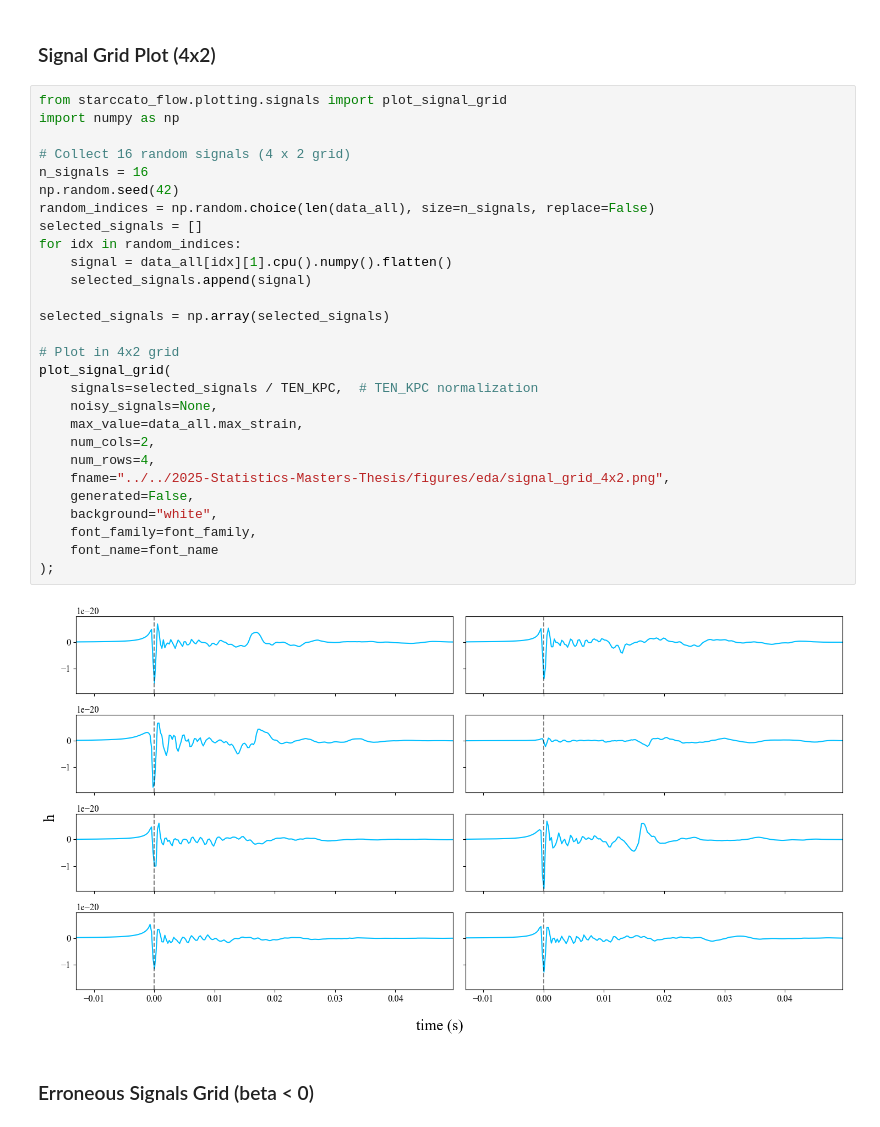
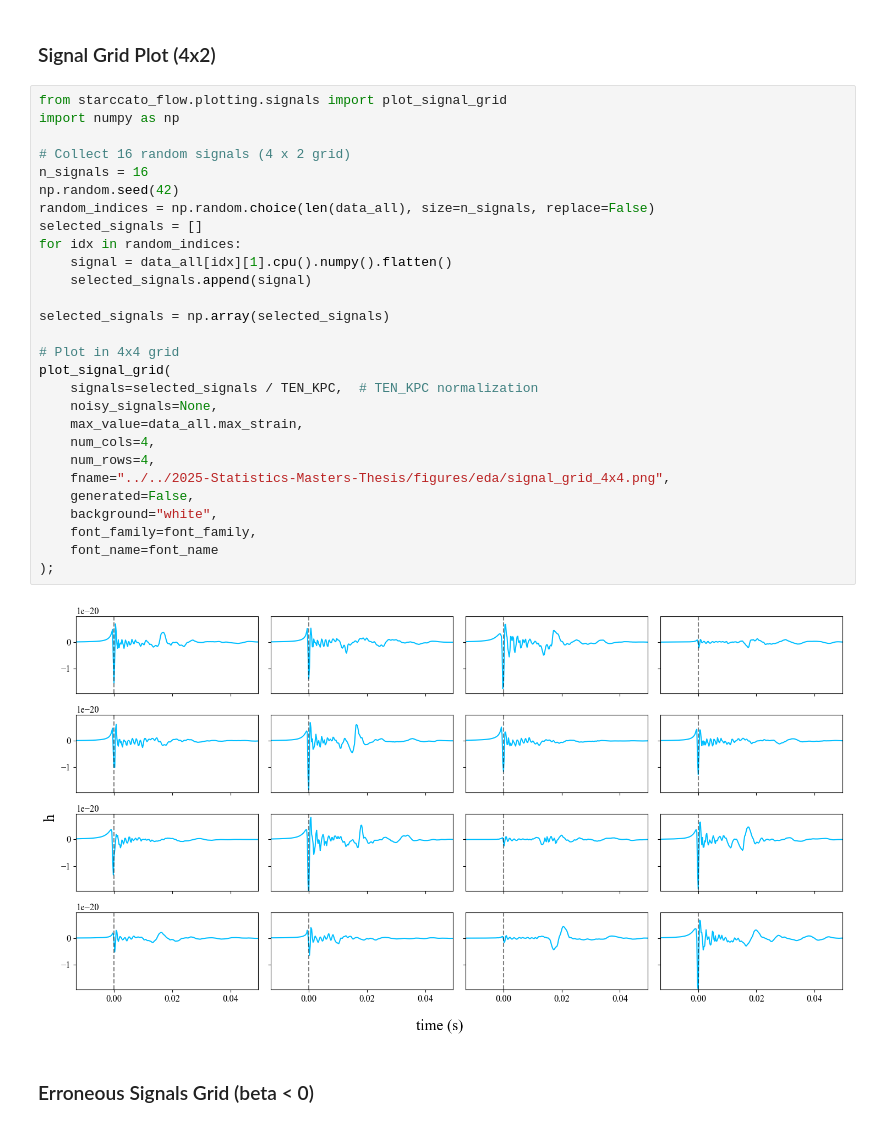
Before and after one commit to starccato/starccato-flow, a Jupyter notebook: thesis/thesis_eda_plots.ipynb, the cells around one changed output. Saved outputs shown, nothing was run; the diff lists cells and outputs as text.

Commit message:
latent plot fixes

```diff
--- a/thesis/thesis_eda_plots.ipynb
+++ b/thesis/thesis_eda_plots.ipynb
@@ -58,33 +58,33 @@ plot_parameter_distribution_grid(
 # %%
 from starccato_flow.plotting.signals import plot_signal_grid
 import numpy as np
 
 # Collect 16 random signals (4 x 2 grid)
 n_signals = 16
 np.random.seed(42)
 random_indices = np.random.choice(len(data_all), size=n_signals, replace=False)
 selected_signals = []
 for idx in random_indices:
     signal = data_all[idx][1].cpu().numpy().flatten()
     selected_signals.append(signal)
 
 selected_signals = np.array(selected_signals)
 
-# Plot in 4x2 grid
+# Plot in 4x4 grid
 plot_signal_grid(
     signals=selected_signals / TEN_KPC,  # TEN_KPC normalization
     noisy_signals=None,
     max_value=data_all.max_strain,
-    num_cols=2,
+    num_cols=4,
     num_rows=4,
-    fname="../../2025-Statistics-Masters-Thesis/figures/eda/signal_grid_4x2.png",
+    fname="../../2025-Statistics-Masters-Thesis/figures/eda/signal_grid_4x4.png",
     generated=False,
     background="white",
     font_family=font_family,
     font_name=font_name
 );
 # %% [output]
-[figure, old version]
+[figure, new version]
 # %% [markdown]
 ### Erroneous Signals Grid (beta < 0)
 # %%
```
Also changed, not shown: parts of 2 cells of this notebook, 8 other files.
